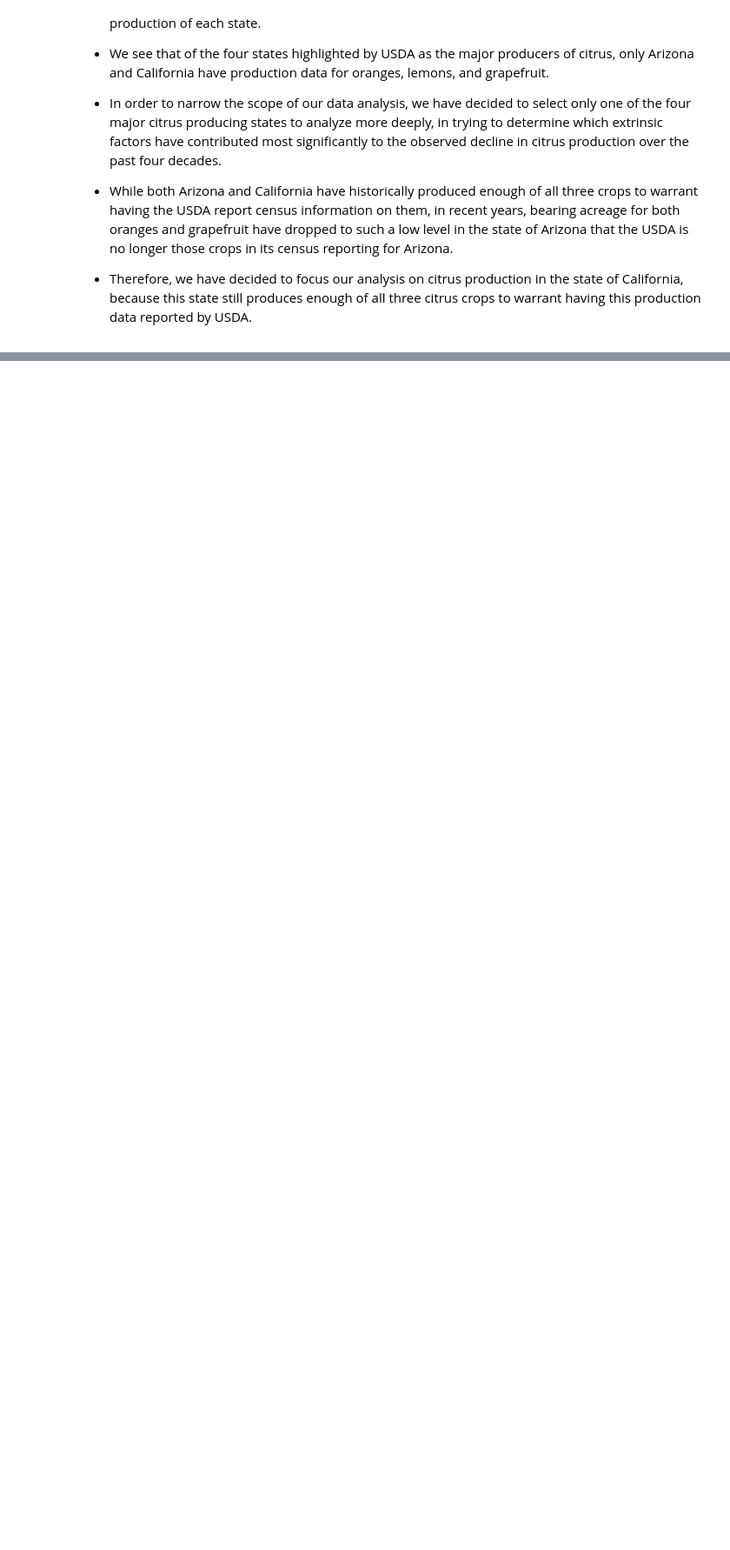
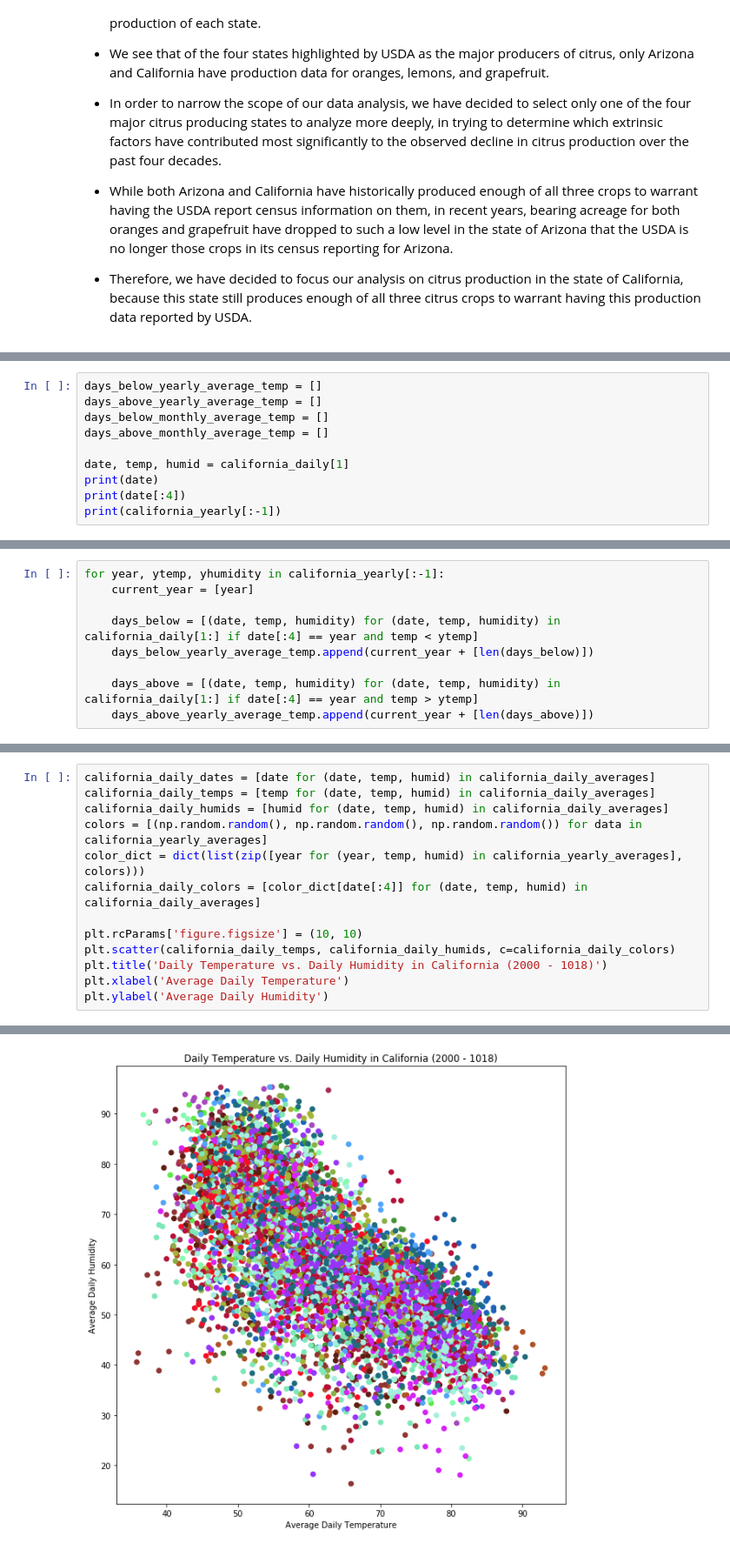
Before and after one commit to teamAwesomeKaraAndTroy/DataScienceFinalProject, a Jupyter notebook: FruitYearbookDataExploration.ipynb, the cells around one changed output, grey strips where cells are left out. Shown at 87% size. Drawn from its saved outputs; the diff is of its cells as text; blank space fills up the shorter version.

Commit message:
Successfully wrote queries to aggregate weather data

```diff
--- a/FruitYearbookDataExploration.ipynb
+++ b/FruitYearbookDataExploration.ipynb
@@ -234,0 +431,10 @@ plt.show()
+# %%
+days_below_yearly_average_temp = []
+days_above_yearly_average_temp = []
+days_below_monthly_average_temp = []
+days_above_monthly_average_temp = []
+
+date, temp, humid = california_daily[1]
+print(date)
+print(date[:4])
+print(california_yearly[:-1])
@@ -234,0 +445,9 @@ plt.show()
+# %%
+for year, ytemp, yhumidity in california_yearly[:-1]:
+    current_year = [year]
+
+    days_below = [(date, temp, humidity) for (date, temp, humidity) in california_daily[1:] if date[:4] == year and temp < ytemp]
+    days_below_yearly_average_temp.append(current_year + [len(days_below)])
+
+    days_above = [(date, temp, humidity) for (date, temp, humidity) in california_daily[1:] if date[:4] == year and temp > ytemp]
+    days_above_yearly_average_temp.append(current_year + [len(days_above)])
@@ -234,0 +462,14 @@ plt.show()
+# %%
+california_daily_dates = [date for (date, temp, humid) in california_daily_averages]
+california_daily_temps = [temp for (date, temp, humid) in california_daily_averages]
+california_daily_humids = [humid for (date, temp, humid) in california_daily_averages]
+colors = [(np.random.random(), np.random.random(), np.random.random()) for data in california_yearly_averages]
+color_dict = dict(list(zip([year for (year, temp, humid) in california_yearly_averages], colors)))
+california_daily_colors = [color_dict[date[:4]] for (date, temp, humid) in california_daily_averages]
+
+plt.rcParams['figure.figsize'] = (10, 10)
+plt.scatter(california_daily_temps, california_daily_humids, c=california_daily_colors)
+plt.title('Daily Temperature vs. Daily Humidity in California (2000 - 1018)')
+plt.xlabel('Average Daily Temperature')
+plt.ylabel('Average Daily Humidity')
+# %% [output]
@@ -234,0 +477 @@ plt.show()
+[figure, added]
```
Also changed, not shown: parts of 14 cells of this notebook.
